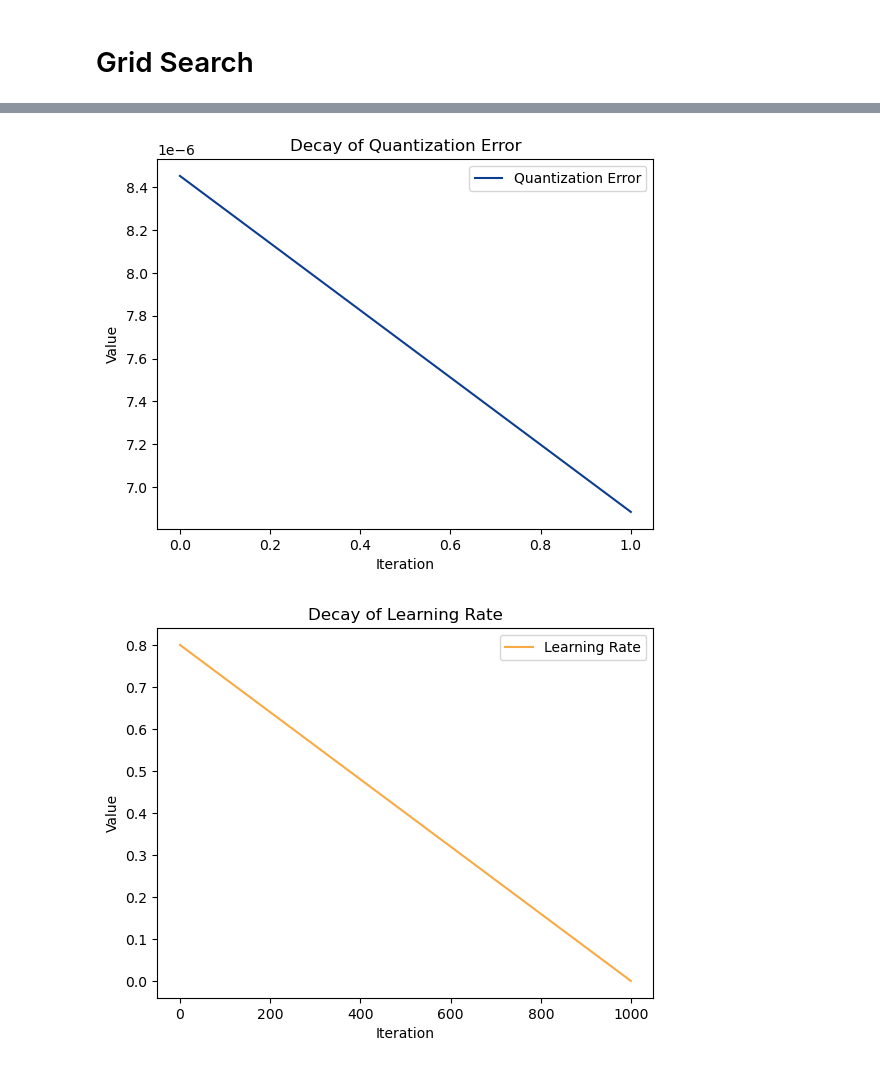
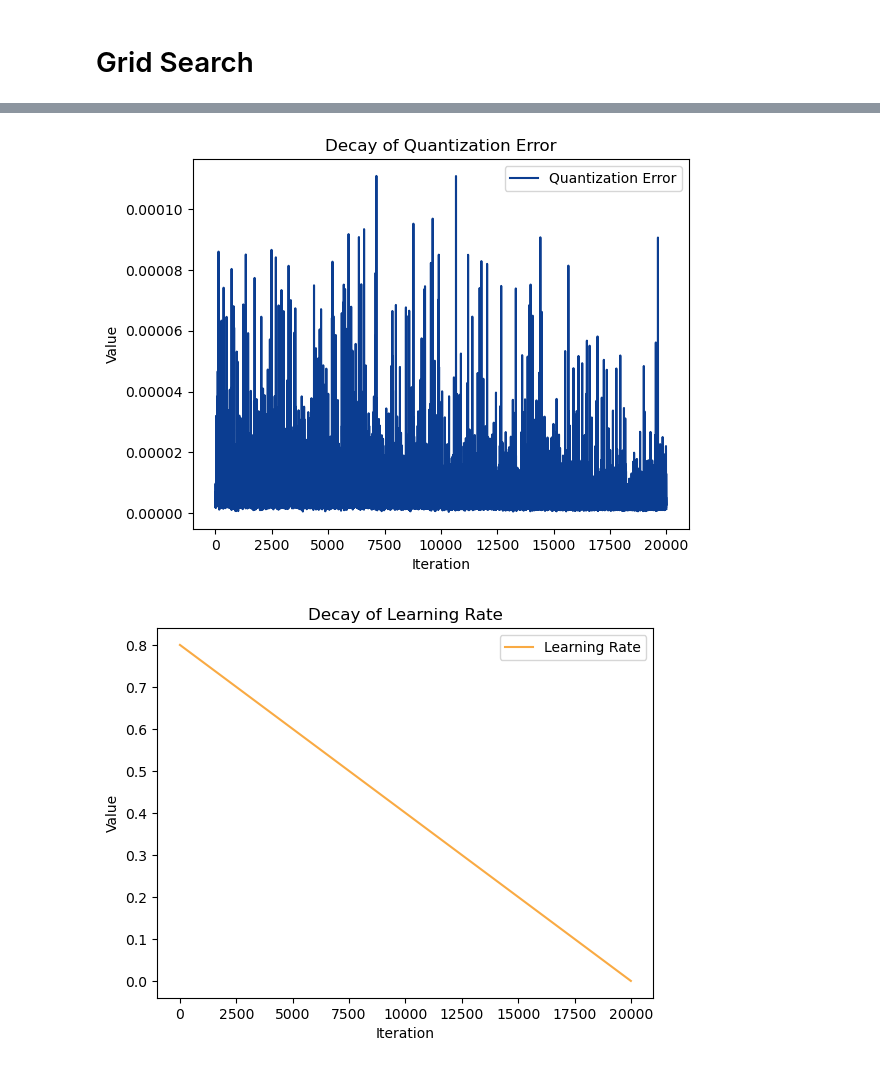
Before and after one commit to Attilio-Di-Vicino/ExoNet, a Jupyter notebook: unsupervised_learning/01_kt_som_unbal.ipynb, the cells around one changed output, grey strips where cells are left out. Drawn from its saved outputs; the diff is of its cells as text; code cells hidden in the pictures.

```diff
--- a/unsupervised_learning/01_kt_som_unbal.ipynb
+++ b/unsupervised_learning/01_kt_som_unbal.ipynb
@@ -87,16 +87,16 @@ Number of features:  17
 # %%
 param_grid = {
     'W': [None],
-    'max_iter': [1000],
+    'max_iter': [10000],
     'num_rows': [15, 20, 30],
     'num_cols': [15, 20, 30],
     'max_learning_rate': [0.8],
-    'max_distance': [6, 10],
+    'max_distance': [10],
     'distance_bmu': [DistanceMetrics.euclidean_distance, DistanceMetrics.manhattan_distance],
     'distance_nr': [DistanceMetrics.euclidean_distance, DistanceMetrics.manhattan_distance],
     'W_PLANET': [0.9],
     'W_FALSE_PLANET': [1],
-    'K': [3, 5, 7, 11]
+    'K': [5, 7, 9]
 }
 # %%
 grid_search = SOMGridSearch(param_grid=param_grid, n_jobs=4)
@@ -161,7 +144,7 @@ SOM training completed:  01000  | QE:    0.000014  | LR:    0.000800  | NR:    1
 # best_param['K'] = 5
 # %%
 W = best_param['W']
-max_iter = best_param['max_iter']
+max_iter = 20000 # best_param['max_iter']
 num_rows = best_param['num_rows']
 num_cols = best_param['num_cols']
 max_learning_rate = best_param['max_learning_rate']
@@ -175,6 +158,6 @@ K = best_param['K']
 som = SimpleSOM(X_train=X_train, y_train=y_train, W=None, max_iter=max_iter,
                 num_rows=num_rows, num_cols=num_cols, max_learning_rate=max_learning_rate,
                 max_distance=max_distance, distance_bmu=distance_bmu, distance_nr=distance_nr,
-                W_PLANET=w_planet, W_FALSE_PLANET=w_false_planet, K=K, n_jobs=-1)
+                W_PLANET=w_planet, W_FALSE_PLANET=w_false_planet, K=K, n_jobs=4)
 params = som.fit(X_data=X_train, verbose=2)
 # %% [output]
@@ -184,14 +181,14 @@ SOM training completed:  01000  | QE:    0.000009  | LR:    0.000800  | NR:    1
 # %%
-REDUCE = 500
+REDUCE = 1
 plt.plot(range(max_iter//REDUCE), params['errors'][::REDUCE],
          label='Quantization Error', color=Color.SEA.value)
 plt.title('Decay of Quantization Error')
 plt.xlabel('Iteration')
 plt.ylabel('Value')
 plt.legend()
 plt.show()
 # %% [output]
-[figure, old version]
+[figure, new version]
 # %%
 plt.plot(range(max_iter), params['lr'], label='Learning Rate', color=Color.SUN.value)
 plt.title('Decay of Learning Rate')
@@ -200,7 +197,7 @@ plt.ylabel('Value')
 plt.legend()
 plt.show()
 # %% [output]
-[figure, old version]
+[figure, new version]
 # %%
 plt.plot(range(max_iter), params['nr'], label='Neighborhood Radius', color=Color.EARTH.value)
 plt.title('Decay of Neighborhood Radius')
```
Also changed, not shown: parts of 19 cells of this notebook.
